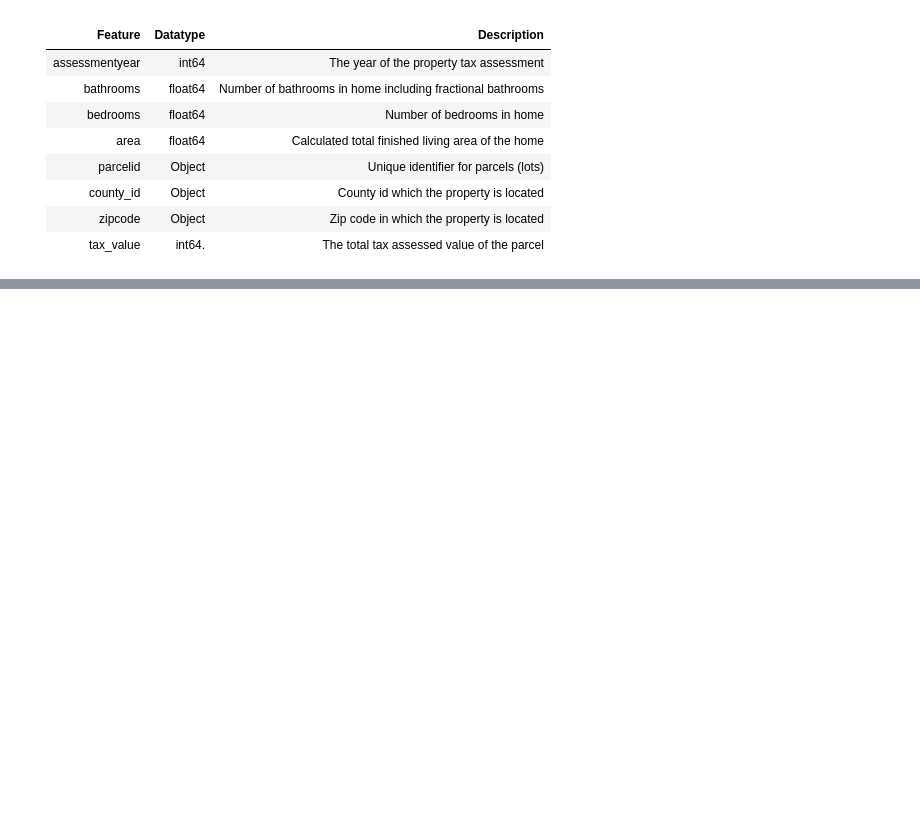
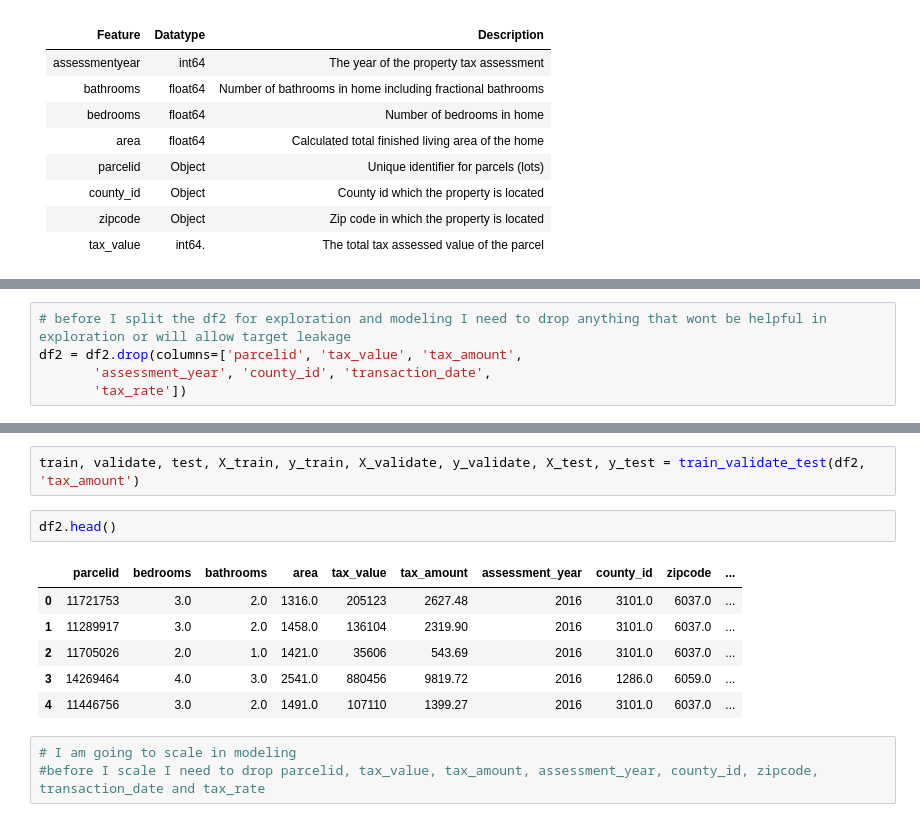
Before and after one commit to SLawsonWoods/zillow_project, a Jupyter notebook: final_zillow_regression_project_notebook.ipynb, the cells around one changed output, grey strips where cells are left out. Drawn from its saved outputs; the diff is of its cells as text; blank space fills up the shorter version.

```diff
--- a/final_zillow_regression_project_notebook.ipynb
+++ b/final_zillow_regression_project_notebook.ipynb
@@ -238,0 +261,5 @@ def prep_zillow_data(df):
+# %%
+# before I split the df2 for exploration and modeling I need to drop anything that wont be helpful in exploration or will allow target leakage
+df2 = df2.drop(columns=['parcelid', 'tax_value', 'tax_amount',
+       'assessment_year', 'county_id', 'transaction_date',
+       'tax_rate'])
@@ -238,0 +309,14 @@ def prep_zillow_data(df):
+# %%
+train, validate, test, X_train, y_train, X_validate, y_validate, X_test, y_test = train_validate_test(df2, 'tax_amount')
+# %%
+df2.head()
+# %% [output]
+|  | parcelid | bedrooms | bathrooms | area | tax_value | tax_amount | assessment_year | county_id | zipcode | ... |
+| 0 | 11721753 | 3.0 | 2.0 | 1316.0 | 205123 | 2627.48 | 2016 | 3101.0 | 6037.0 | ... |
+| 1 | 11289917 | 3.0 | 2.0 | 1458.0 | 136104 | 2319.90 | 2016 | 3101.0 | 6037.0 | ... |
+| 2 | 11705026 | 2.0 | 1.0 | 1421.0 | 35606 | 543.69 | 2016 | 3101.0 | 6037.0 | ... |
+| 3 | 14269464 | 4.0 | 3.0 | 2541.0 | 880456 | 9819.72 | 2016 | 1286.0 | 6059.0 | ... |
+| 4 | 11446756 | 3.0 | 2.0 | 1491.0 | 107110 | 1399.27 | 2016 | 3101.0 | 6037.0 | ... |
+# %%
+# I am going to scale in modeling
+#before I scale I need to drop parcelid, tax_value, tax_amount, assessment_year, county_id, zipcode, transaction_date and tax_rate
```
Also changed, not shown: parts of 12 cells of this notebook, 3 other files.
